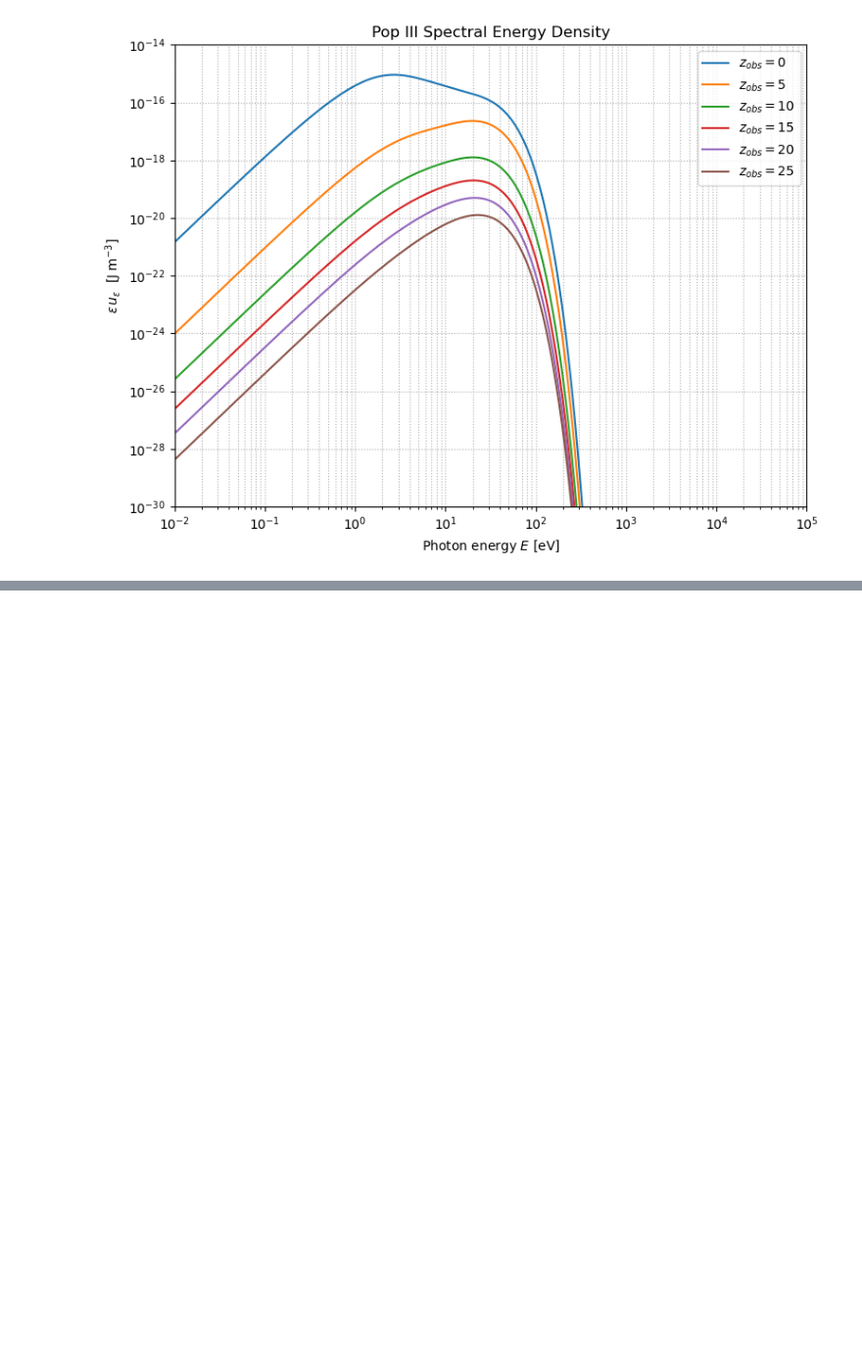
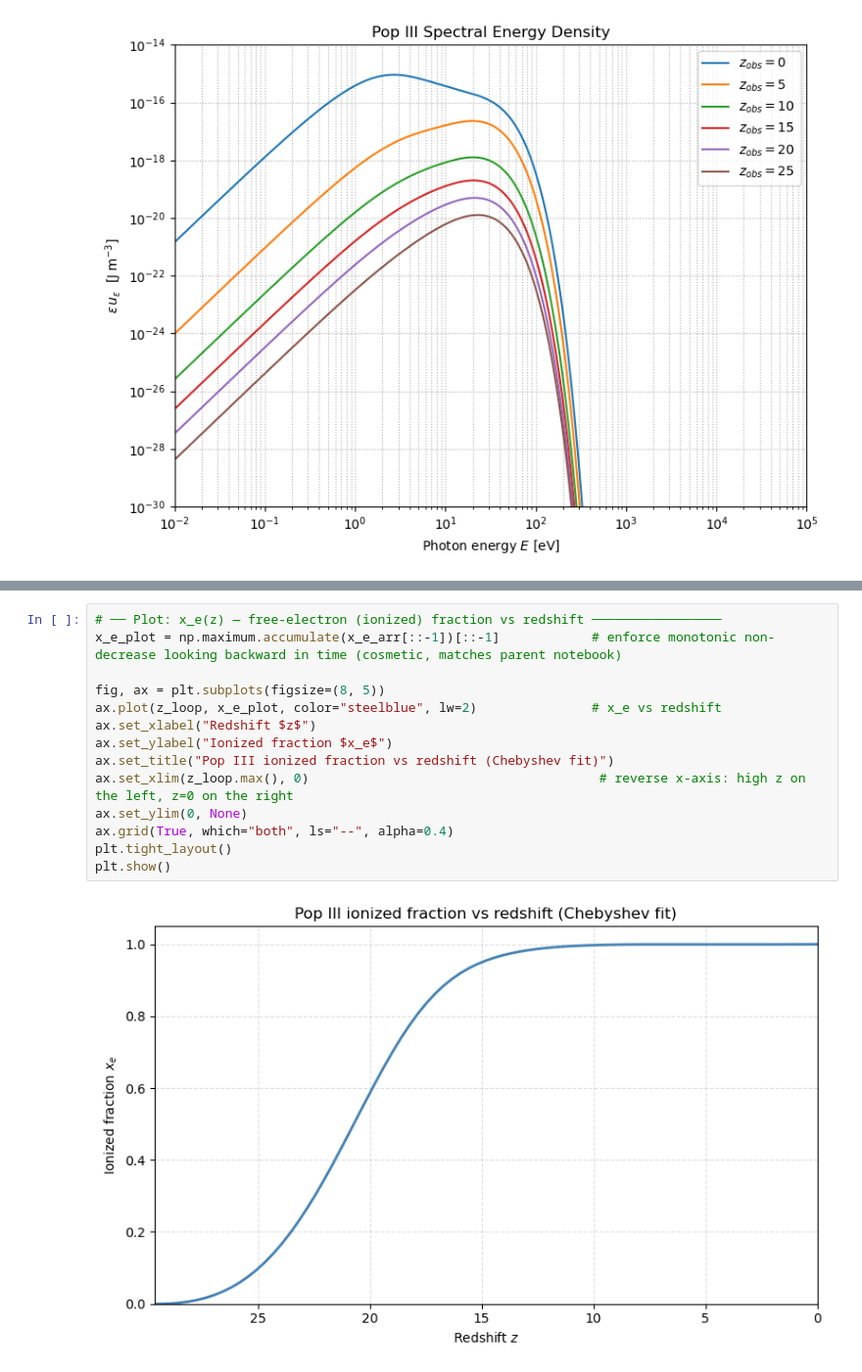
Before and after one commit to dragon0819kd-wq/popIII-project, a Jupyter notebook: popIII_summer/popIII_energy_density_summer.ipynb, the cells around one changed output, grey strips where cells are left out. Shown at 98% size. Saved outputs shown, nothing was run; the diff lists cells and outputs as text; blank space fills up the shorter version.

```diff
--- a/popIII_summer/popIII_energy_density_summer.ipynb
+++ b/popIII_summer/popIII_energy_density_summer.ipynb
@@ -795,0 +1071,16 @@ plt.legend(); plt.grid(True, which="both", ls=":"); plt.tight_layout(); plt.show
+# %%
+# ── Plot: x_e(z) — free-electron (ionized) fraction vs redshift ─────────────────
+x_e_plot = np.maximum.accumulate(x_e_arr[::-1])[::-1]            # enforce monotonic non-decrease looking backward in time (cosmetic, matches parent notebook)
+
+fig, ax = plt.subplots(figsize=(8, 5))
+ax.plot(z_loop, x_e_plot, color="steelblue", lw=2)               # x_e vs redshift
+ax.set_xlabel("Redshift $z$")
+ax.set_ylabel("Ionized fraction $x_e$")
+ax.set_title("Pop III ionized fraction vs redshift (Chebyshev fit)")
+ax.set_xlim(z_loop.max(), 0)                                      # reverse x-axis: high z on the left, z=0 on the right
+ax.set_ylim(0, None)
+ax.grid(True, which="both", ls="--", alpha=0.4)
+plt.tight_layout()
+plt.show()
+# %% [output]
+[figure, added]
```
Also changed, not shown: parts of 15 cells of this notebook, 6 other files.
